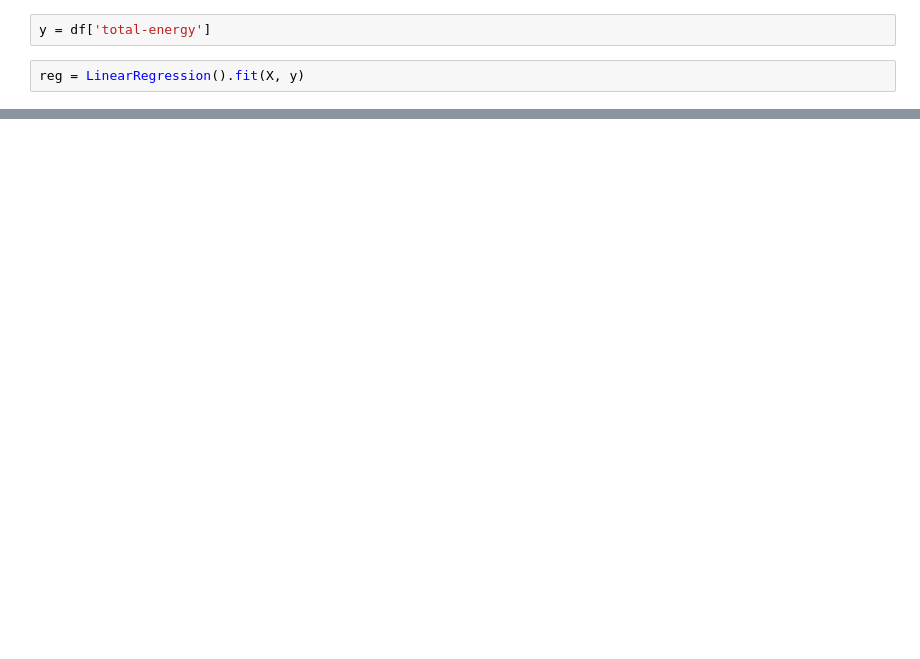
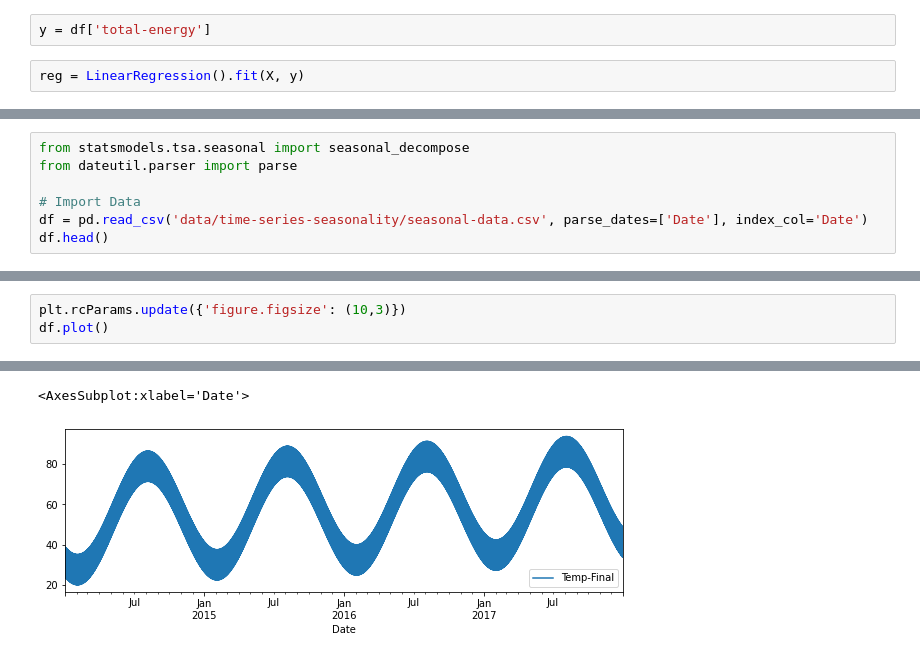
Before and after one commit to ejw-data/ml-playground, a Jupyter notebook: time_series_test.ipynb, the cells around one changed output, grey strips where cells are left out. Cells and saved outputs as stored; diff of their text form; blank space fills up the shorter version.

```diff
--- a/time_series_test.ipynb
+++ b/time_series_test.ipynb
@@ -70,0 +78,7 @@ reg.intercept_
+# %%
+from statsmodels.tsa.seasonal import seasonal_decompose
+from dateutil.parser import parse
+
+# Import Data
+df = pd.read_csv('data/time-series-seasonality/seasonal-data.csv', parse_dates=['Date'], index_col='Date')
+df.head()
@@ -70,0 +93,4 @@ reg.intercept_
+# %%
+plt.rcParams.update({'figure.figsize': (10,3)})
+df.plot()
+# %% [output]
@@ -70,0 +98,2 @@ reg.intercept_
+<AxesSubplot:xlabel='Date'>
+[figure, added]
```
Also changed, not shown: parts of 25 cells of this notebook, 2 other files.
